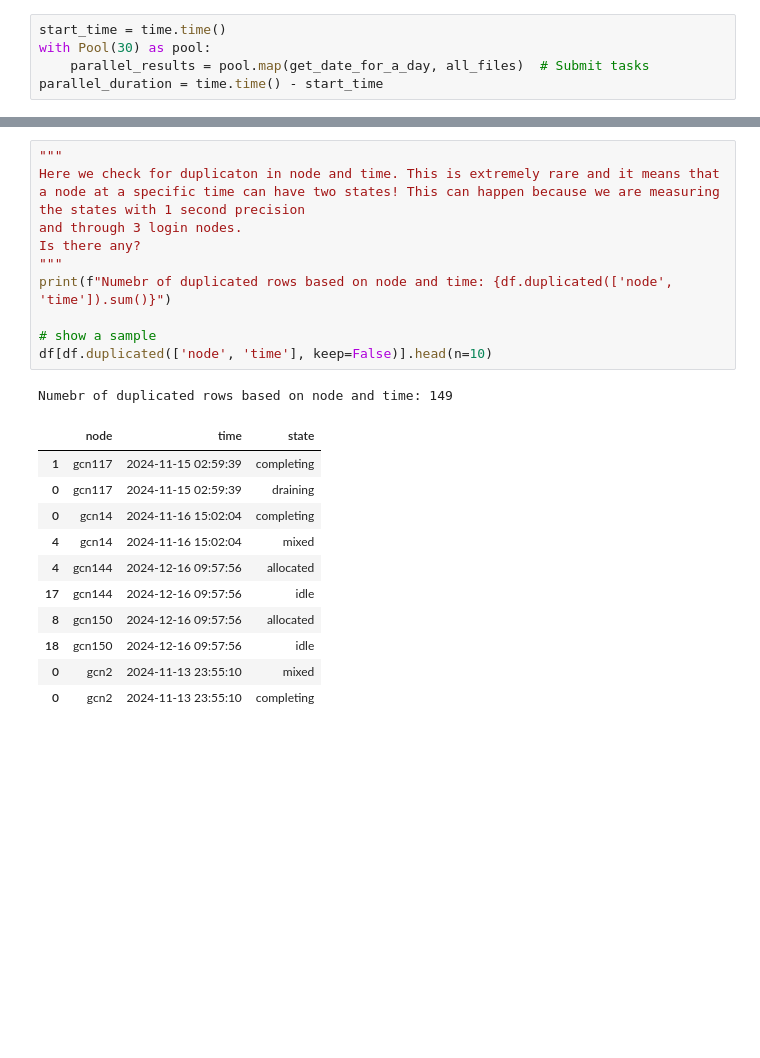
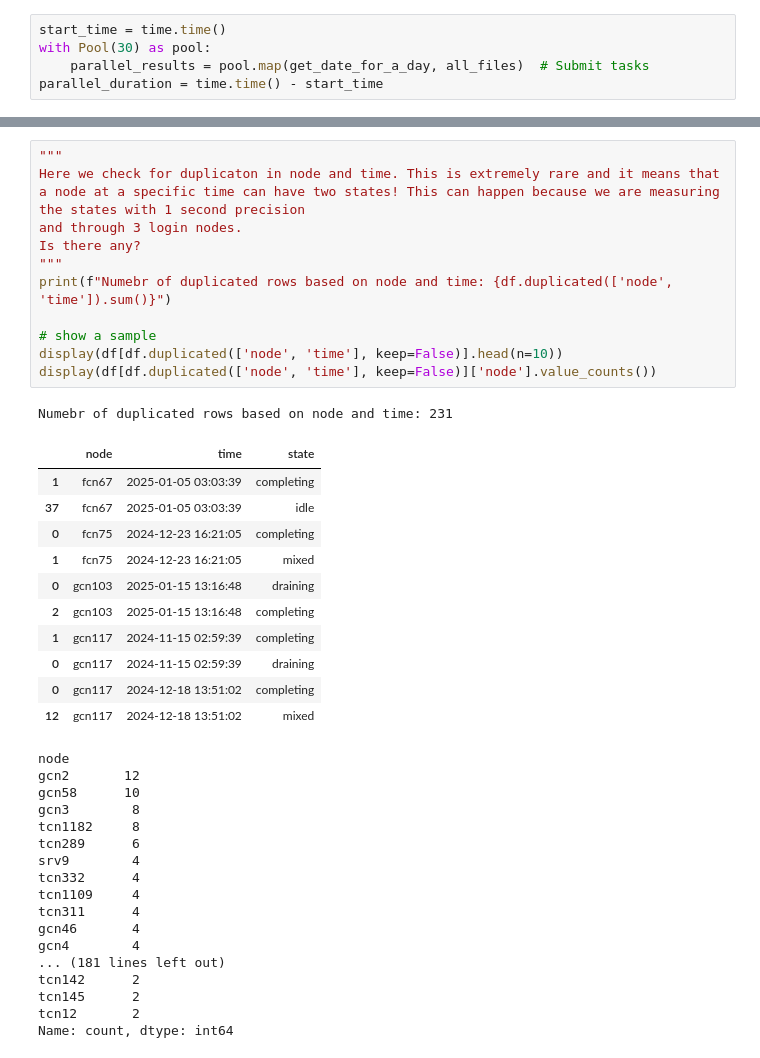
Before and after one commit to sara-nl/energy_efficiency_system_level, a Jupyter notebook: cleaning_sinfo.ipynb, the cells around one changed output, grey strips where cells are left out. Saved outputs shown, nothing was run; the diff lists cells and outputs as text; blank space fills up the shorter version.

```diff
--- a/cleaning_sinfo.ipynb
+++ b/cleaning_sinfo.ipynb
@@ -108,27 +108,45 @@ Numebr of duplicated rows based on node and time and state: 68657315
 # %%
 """
 Here we check for duplicaton in node and time. This is extremely rare and it means that
 a node at a specific time can have two states! This can happen because we are measuring the states with 1 second precision
 and through 3 login nodes.
 Is there any?
 """
 print(f"Numebr of duplicated rows based on node and time: {df.duplicated(['node', 'time']).sum()}")
 
 # show a sample
-df[df.duplicated(['node', 'time'], keep=False)].head(n=10)
+display(df[df.duplicated(['node', 'time'], keep=False)].head(n=10))
+display(df[df.duplicated(['node', 'time'], keep=False)]['node'].value_counts())
 # %% [output]
-Numebr of duplicated rows based on node and time: 149
+Numebr of duplicated rows based on node and time: 231
 |  | node | time | state |
+| 1 | fcn67 | 2025-01-05 03:03:39 | completing |
+| 37 | fcn67 | 2025-01-05 03:03:39 | idle |
+| 0 | fcn75 | 2024-12-23 16:21:05 | completing |
+| 1 | fcn75 | 2024-12-23 16:21:05 | mixed |
+| 0 | gcn103 | 2025-01-15 13:16:48 | draining |
+| 2 | gcn103 | 2025-01-15 13:16:48 | completing |
 | 1 | gcn117 | 2024-11-15 02:59:39 | completing |
 | 0 | gcn117 | 2024-11-15 02:59:39 | draining |
-| 0 | gcn14 | 2024-11-16 15:02:04 | completing |
-| 4 | gcn14 | 2024-11-16 15:02:04 | mixed |
-| 4 | gcn144 | 2024-12-16 09:57:56 | allocated |
-| 17 | gcn144 | 2024-12-16 09:57:56 | idle |
-| 8 | gcn150 | 2024-12-16 09:57:56 | allocated |
-| 18 | gcn150 | 2024-12-16 09:57:56 | idle |
-| 0 | gcn2 | 2024-11-13 23:55:10 | mixed |
-| 0 | gcn2 | 2024-11-13 23:55:10 | completing |
+| 0 | gcn117 | 2024-12-18 13:51:02 | completing |
+| 12 | gcn117 | 2024-12-18 13:51:02 | mixed |
+node
+gcn2       12
+gcn58      10
+gcn3        8
+tcn1182     8
+tcn289      6
+srv9        4
+tcn332      4
+tcn1109     4
+tcn311      4
+gcn46       4
+gcn4        4
+... (181 lines left out)
+tcn142      2
+tcn145      2
+tcn12       2
+Name: count, dtype: int64
 # %%
 """
 It is not clear what to do with these samples. There are only a few instances.
```
Also changed, not shown: parts of 7 cells of this notebook, 8 other files.
